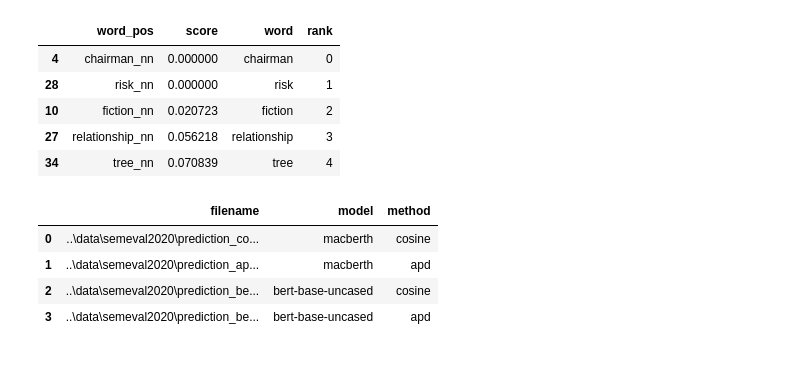
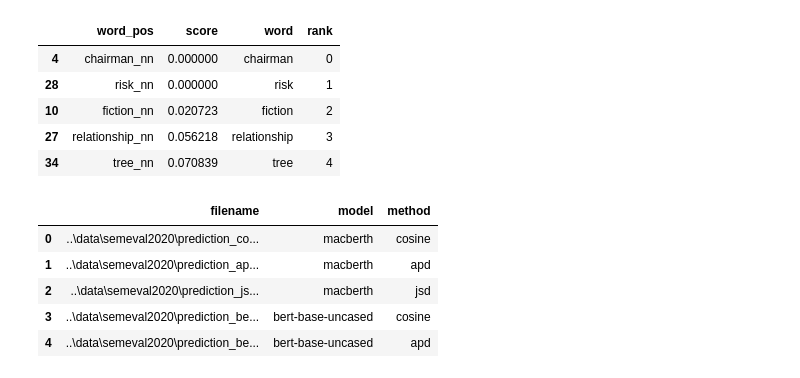
Before and after one commit to Semantics-of-Sustainability/DiachronicLanguageModels, a Jupyter notebook: notebooks/SemEval2020.ipynb, the cells around one changed output. Cells and saved outputs as stored; diff of their text form; code cells hidden in the pictures.

Commit message:
Update notebook for semeval2020 task

```diff
--- a/notebooks/SemEval2020.ipynb
+++ b/notebooks/SemEval2020.ipynb
@@ -97,20 +99,22 @@ def plot_predictions(predictions, name):
 # %%
 from pathlib import Path
 prediction_path = Path('../data/semeval2020/')
 models = [
     [prediction_path / 'prediction_cosine_macberth.txt', 'macberth', 'cosine'],
     [prediction_path / 'prediction_apd_macberth.txt', 'macberth', 'apd'],
+    [prediction_path / 'prediction_jsd_macberth.txt', 'macberth', 'jsd'],
     [prediction_path / 'prediction_bert-base-uncased_cosine.txt', 'bert-base-uncased', 'cosine'],
     [prediction_path / 'prediction_bert-base-uncased_apd.txt', 'bert-base-uncased', 'apd']
 ]
 models_df = pd.DataFrame(models, columns=['filename', 'model', 'method'])
 models_df
 # %% [output]
 |  | filename | model | method |
 | 0 | ..\data\semeval2020\prediction_co... | macberth | cosine |
 | 1 | ..\data\semeval2020\prediction_ap... | macberth | apd |
-| 2 | ..\data\semeval2020\prediction_be... | bert-base-uncased | cosine |
-| 3 | ..\data\semeval2020\prediction_be... | bert-base-uncased | apd |
+| 2 | ..\data\semeval2020\prediction_js... | macberth | jsd |
+| 3 | ..\data\semeval2020\prediction_be... | bert-base-uncased | cosine |
+| 4 | ..\data\semeval2020\prediction_be... | bert-base-uncased | apd |
 # %%
 predictions_dict = {i: load_predictions(row['filename'], targets) for i, row in models_df.iterrows()}
 # %%
```
Also changed, not shown: parts of 3 cells of this notebook, 3 other files.
